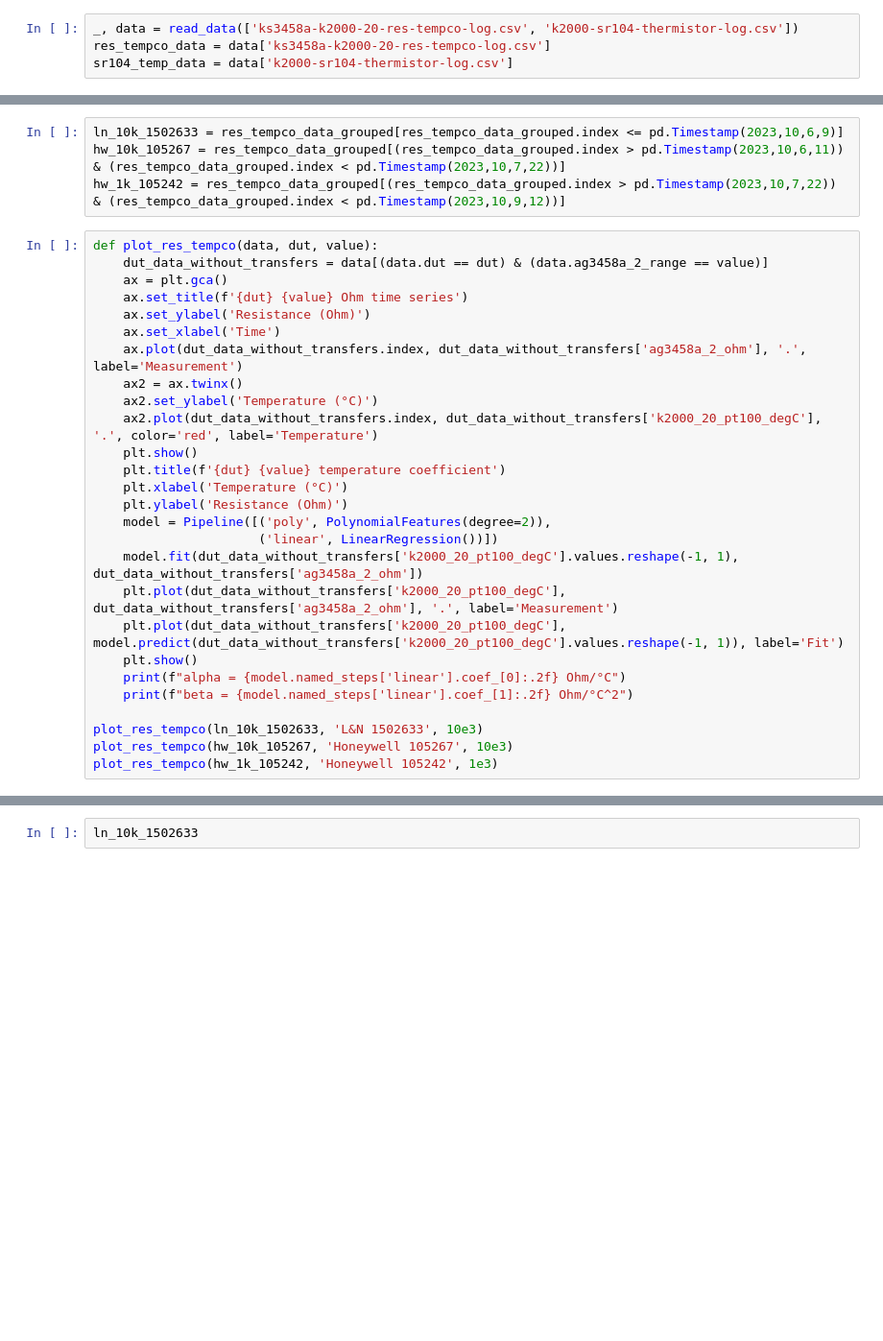
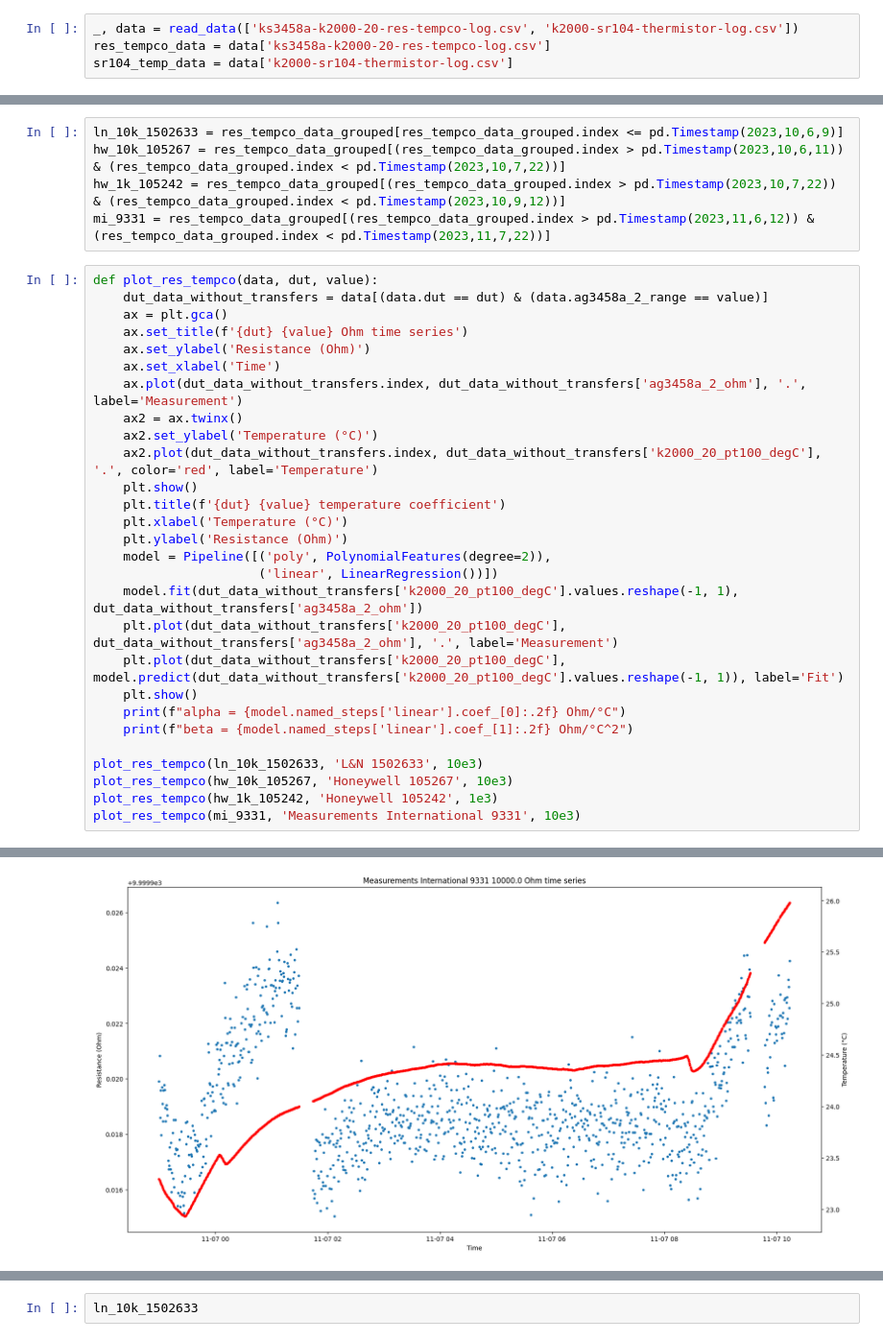
Before and after one commit to alson/metrology-data-analysis, a Jupyter notebook: resistance.ipynb, the cells around one changed output, grey strips where cells are left out. Shown: that part at 96% size. Cells and saved outputs as stored; diff of their text form; blank space fills up the shorter version.

```diff
--- a/resistance.ipynb
+++ b/resistance.ipynb
@@ -315,6 +315,7 @@ pd.set_option('display.max_rows', old_max_rows)
 ln_10k_1502633 = res_tempco_data_grouped[res_tempco_data_grouped.index <= pd.Timestamp(2023,10,6,9)]
 hw_10k_105267 = res_tempco_data_grouped[(res_tempco_data_grouped.index > pd.Timestamp(2023,10,6,11)) & (res_tempco_data_grouped.index < pd.Timestamp(2023,10,7,22))]
 hw_1k_105242 = res_tempco_data_grouped[(res_tempco_data_grouped.index > pd.Timestamp(2023,10,7,22)) & (res_tempco_data_grouped.index < pd.Timestamp(2023,10,9,12))]
+mi_9331 = res_tempco_data_grouped[(res_tempco_data_grouped.index > pd.Timestamp(2023,11,6,12)) & (res_tempco_data_grouped.index < pd.Timestamp(2023,11,7,22))]
 # %%
 def plot_res_tempco(data, dut, value):
     dut_data_without_transfers = data[(data.dut == dut) & (data.ag3458a_2_range == value)]
@@ -328,30 +329,32 @@ def plot_res_tempco(data, dut, value):
     ax2.plot(dut_data_without_transfers.index, dut_data_without_transfers['k2000_20_pt100_degC'], '.', color='red', label='Temperature')
     plt.show()
     plt.title(f'{dut} {value} temperature coefficient')
     plt.xlabel('Temperature (°C)')
     plt.ylabel('Resistance (Ohm)')
     model = Pipeline([('poly', PolynomialFeatures(degree=2)),
                       ('linear', LinearRegression())])
     model.fit(dut_data_without_transfers['k2000_20_pt100_degC'].values.reshape(-1, 1), dut_data_without_transfers['ag3458a_2_ohm'])
     plt.plot(dut_data_without_transfers['k2000_20_pt100_degC'], dut_data_without_transfers['ag3458a_2_ohm'], '.', label='Measurement')
     plt.plot(dut_data_without_transfers['k2000_20_pt100_degC'], model.predict(dut_data_without_transfers['k2000_20_pt100_degC'].values.reshape(-1, 1)), label='Fit')
     plt.show()
     print(f"alpha = {model.named_steps['linear'].coef_[0]:.2f} Ohm/°C")
     print(f"beta = {model.named_steps['linear'].coef_[1]:.2f} Ohm/°C^2")
 
 plot_res_tempco(ln_10k_1502633, 'L&N 1502633', 10e3)
 plot_res_tempco(hw_10k_105267, 'Honeywell 105267', 10e3)
 plot_res_tempco(hw_1k_105242, 'Honeywell 105242', 1e3)
+plot_res_tempco(mi_9331, 'Measurements International 9331', 10e3)
 # %% [output]
 [figure]
 [figure]
 alpha = 0.00 Ohm/°C
 beta = 0.29 Ohm/°C^2
 [figure]
 [figure]
 alpha = 0.00 Ohm/°C
 beta = 0.35 Ohm/°C^2
 [figure]
 [figure]
 alpha = 0.00 Ohm/°C
 beta = 0.02 Ohm/°C^2
+[figure, added]
```
Also changed, not shown: parts of 4 cells of this notebook, 7 other files.
